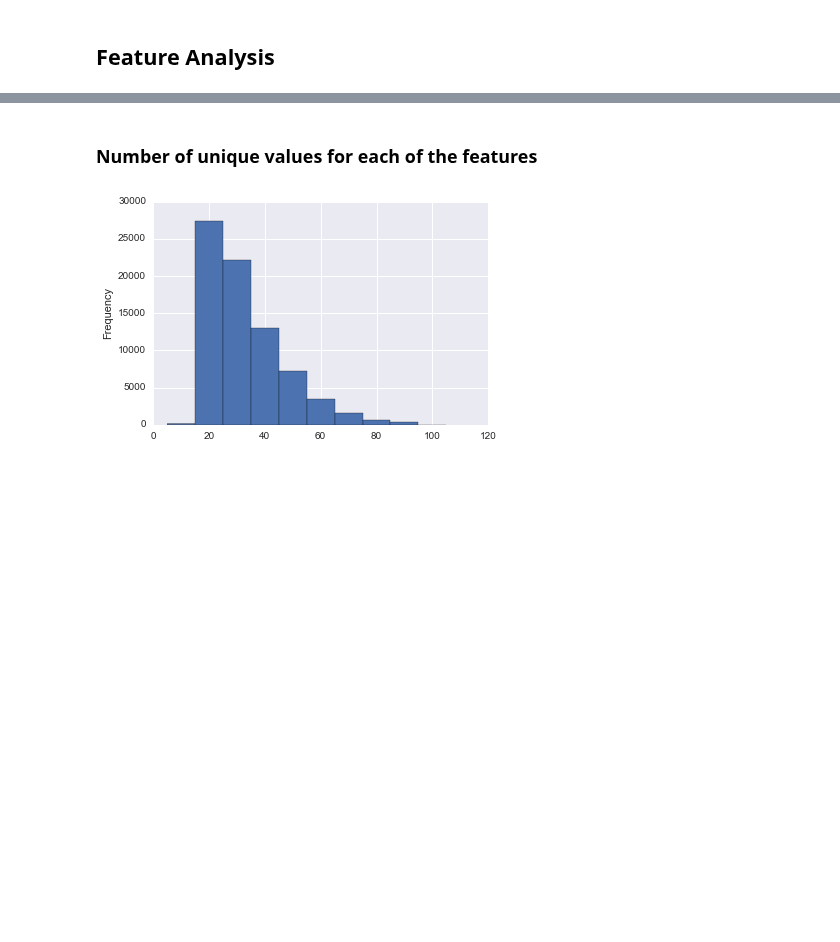
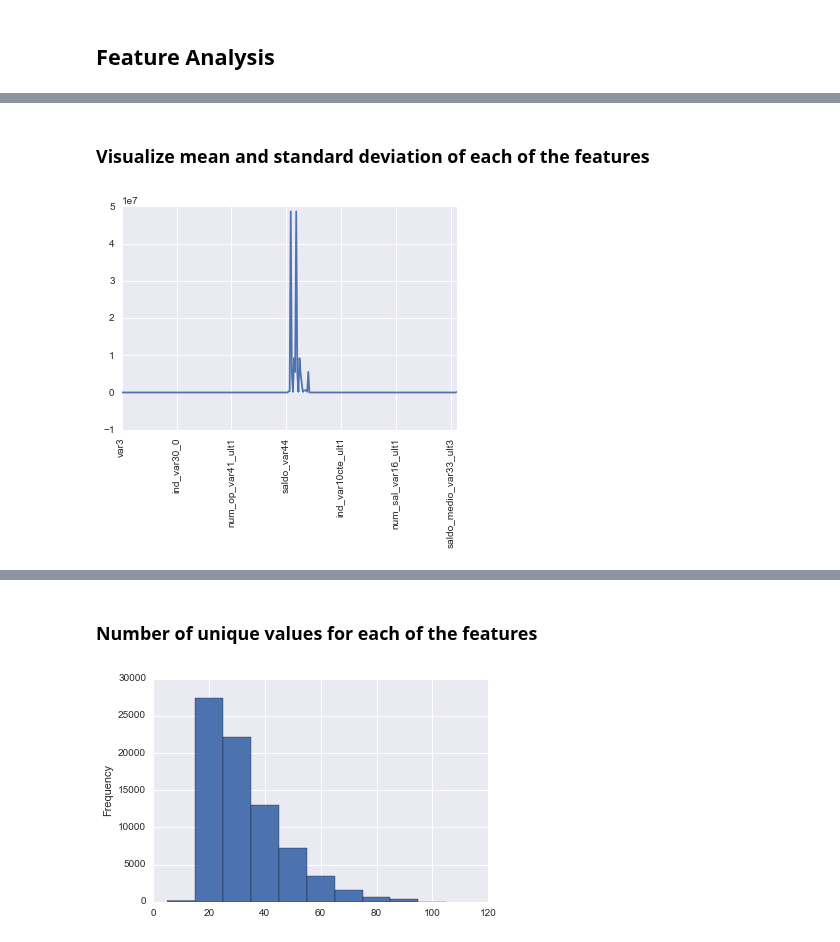
Before and after one commit to numb3r33/Kaggle-Competitions, a Jupyter notebook: Santander-Customer-Satisfaction/notebooks/Santander Customer Satisfaction - Exploratory Data Analysis.ipynb, the cells around one changed output, grey strips where cells are left out. Drawn from its saved outputs; the diff is of its cells as text; code cells hidden in the pictures; blank space fills up the shorter version.

```diff
--- a/Santander-Customer-Satisfaction/notebooks/Santander Customer Satisfaction - Exploratory Data Analysis.ipynb
+++ b/Santander-Customer-Satisfaction/notebooks/Santander Customer Satisfaction - Exploratory Data Analysis.ipynb
@@ -64,0 +76,9 @@ y_train = y.iloc[train_index]
+# %% [markdown]
+### Visualize mean and standard deviation of each of the features
+# %%
+X_mean = X.mean()
+# %%
+X_mean.plot()
+plt.xticks(rotation=90);
+# %% [output]
+[figure, added]
```
Also changed, not shown: parts of 12 cells of this notebook, 1 other file.
